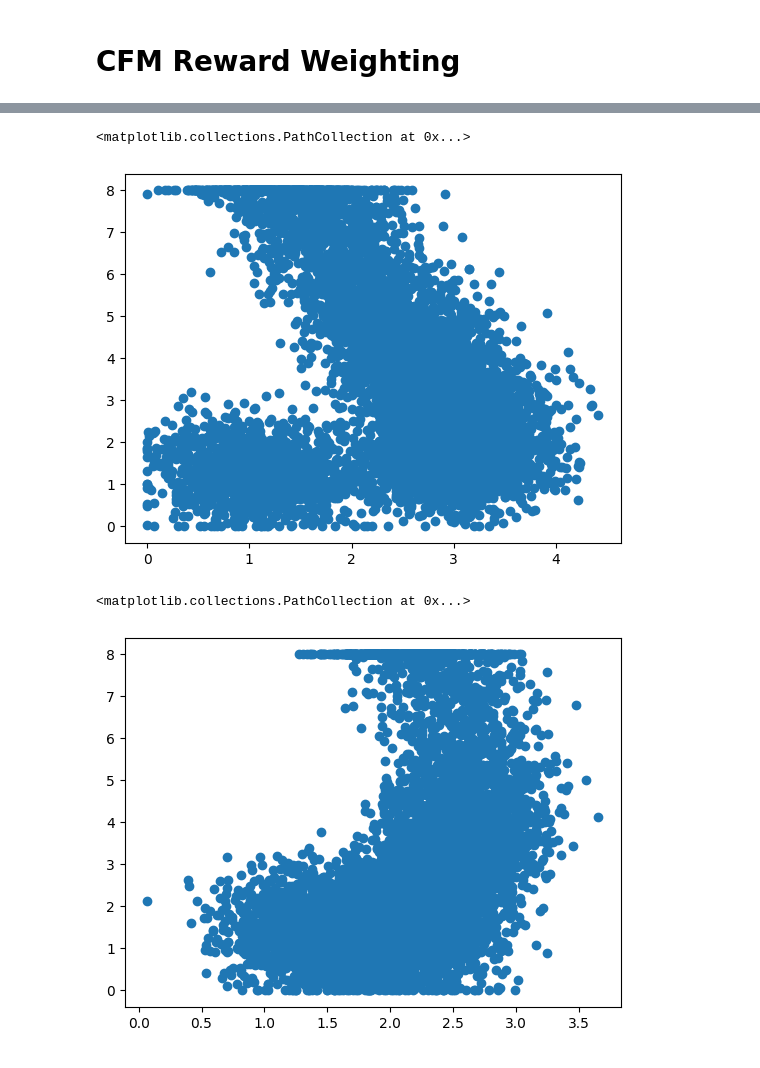
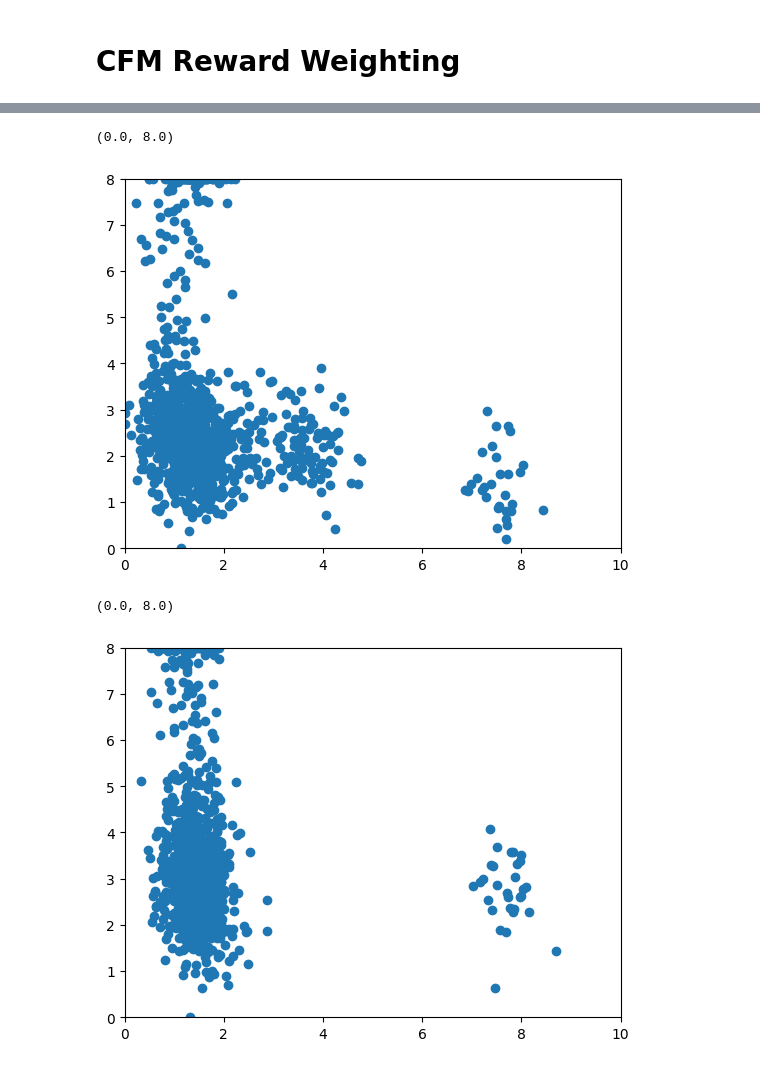
Before and after one commit to harrya32/HTI, a Jupyter notebook: rebuttal_baselines/2d_flow_matching.ipynb, the cells around one changed output, grey strips where cells are left out. Drawn from its saved outputs; the diff is of its cells as text; code cells hidden in the pictures.

```diff
--- a/rebuttal_baselines/2d_flow_matching.ipynb
+++ b/rebuttal_baselines/2d_flow_matching.ipynb
@@ -852,11 +886,15 @@ plt.scatter(rl_data[0, :, 0].cpu(), rl_data[0, :, 1].cpu())
 # %%
-plt.scatter(rl_data[1, :, 0].cpu(), rl_data[1, :, 1].cpu())
+plt.scatter(rl_data[8, :, 0].cpu(), rl_data[8, :, 1].cpu())
+plt.xlim(0, 10)
+plt.ylim(0, 8)
 # %% [output]
-<matplotlib.collections.PathCollection at 0x...>
+(0.0, 8.0)
-[figure, old version]
+[figure, new version]
 # %%
-plt.scatter(rl_data[2, :, 0].cpu(), rl_data[2, :, 1].cpu())
+plt.scatter(rl_data[9, :, 0].cpu(), rl_data[9, :, 1].cpu())
+plt.xlim(0, 10)
+plt.ylim(0, 8)
 # %% [output]
-<matplotlib.collections.PathCollection at 0x...>
+(0.0, 8.0)
-[figure, old version]
+[figure, new version]
 # %%
```
Also changed, not shown: parts of 26 cells of this notebook, 4 other files.
